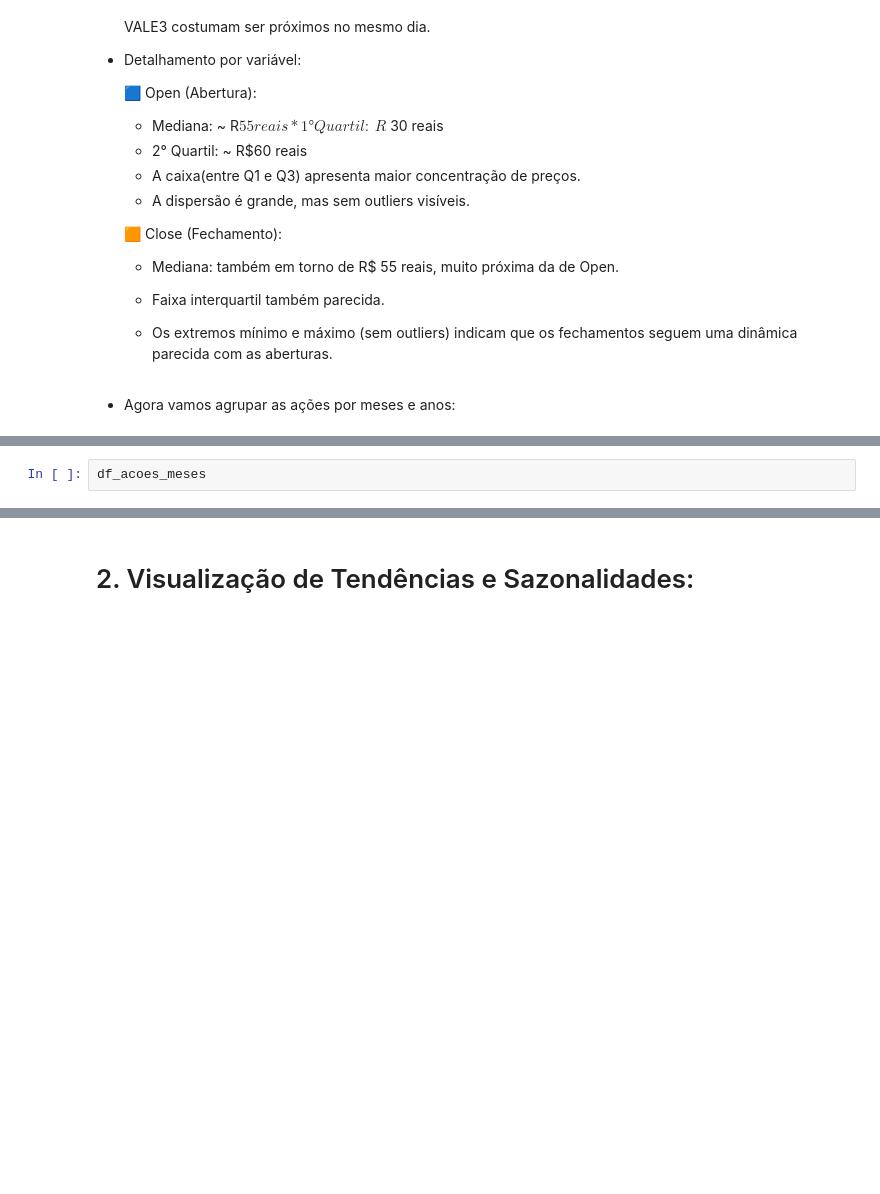
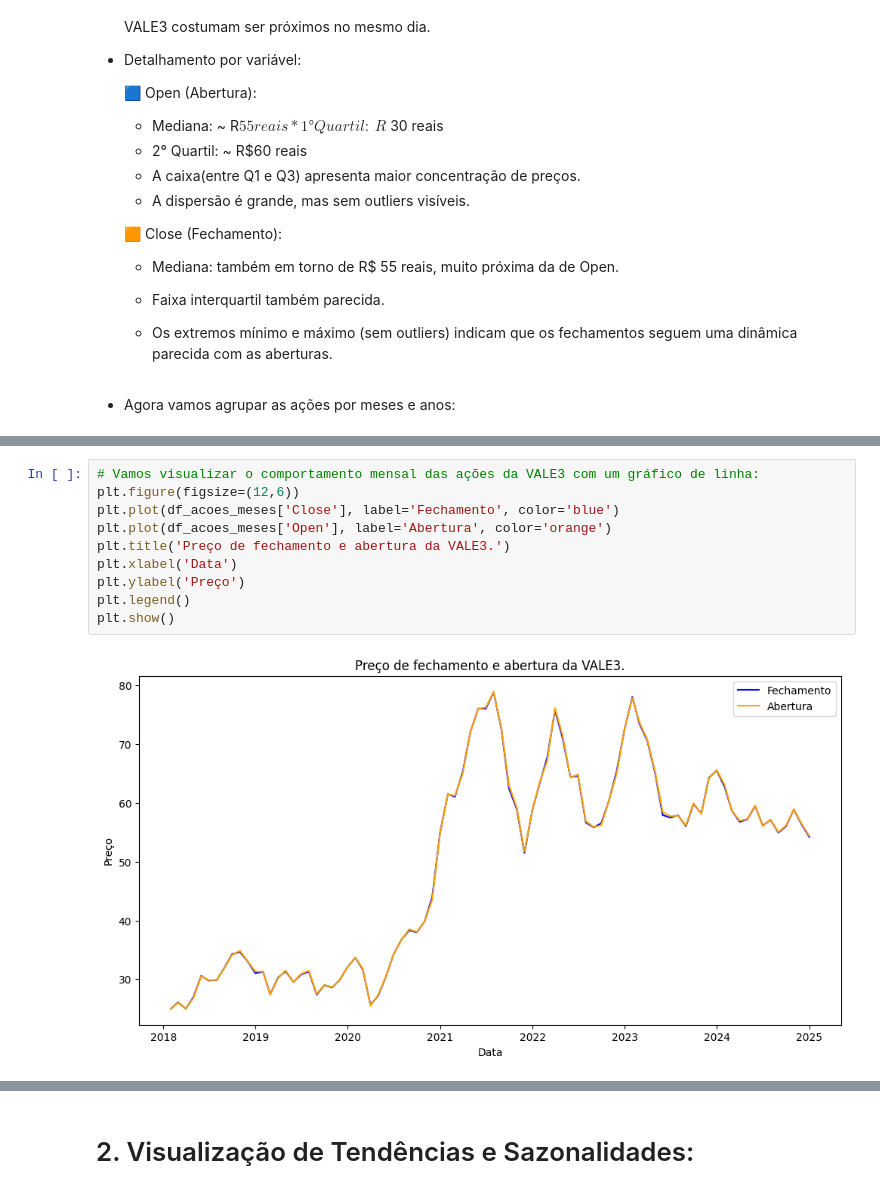
Before and after one commit to DanielCFigueira/Analise_Dados_das_Acoes_VALE3, a Jupyter notebook: Projeto_analise _de_acoes_vale.ipynb, the cells around one changed output, grey strips where cells are left out. Drawn from its saved outputs; the diff is of its cells as text; blank space fills up the shorter version.

```diff
--- a/Projeto_analise _de_acoes_vale.ipynb
+++ b/Projeto_analise _de_acoes_vale.ipynb
@@ -99,2 +144,12 @@ df_acoes_meses['Retorno_Mensal'] = df_acoes_meses['Retorno_Mensal'].fillna(0)
-# %%
-df_acoes_meses
+# %%
+# Vamos visualizar o comportamento mensal das ações da VALE3 com um gráfico de linha:
+plt.figure(figsize=(12,6))
+plt.plot(df_acoes_meses['Close'], label='Fechamento', color='blue')
+plt.plot(df_acoes_meses['Open'], label='Abertura', color='orange')
+plt.title('Preço de fechamento e abertura da VALE3.')
+plt.xlabel('Data')
+plt.ylabel('Preço')
+plt.legend()
+plt.show()
+# %% [output]
+[figure, added]
```
Also changed, not shown: parts of 17 cells of this notebook, 1 other file.
